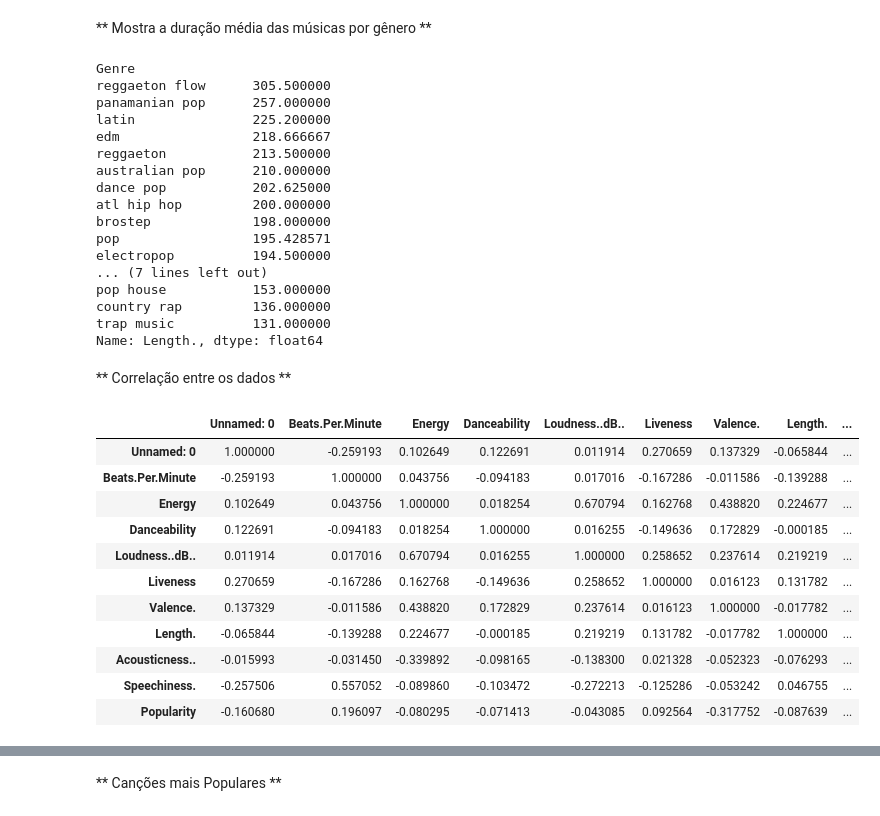
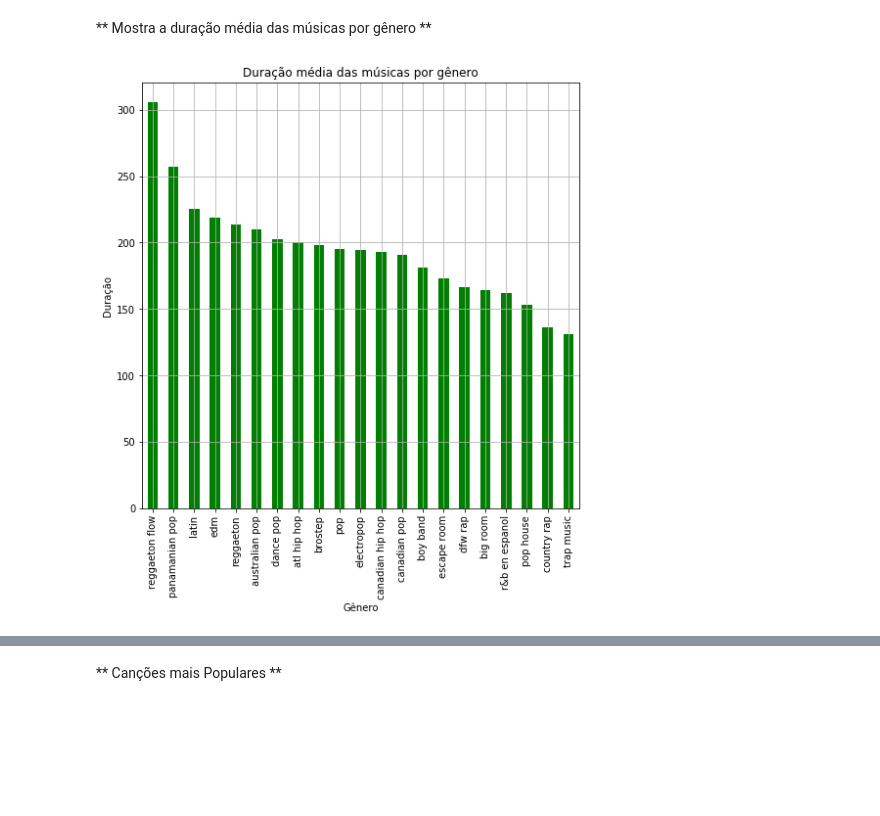
Before and after one commit to Rafaelcerq28/Top-50-Spotify-Songs-2019, a Jupyter notebook: Top 50 Spotify Songs - 2019.ipynb, the cells around one changed output, grey strips where cells are left out. Saved outputs shown, nothing was run; the diff lists cells and outputs as text; code cells hidden in the pictures; blank space fills up the shorter version.

```diff
--- a/Top 50 Spotify Songs - 2019.ipynb
+++ b/Top 50 Spotify Songs - 2019.ipynb
@@ -148,41 +205,14 @@ Name: Length., dtype: float64
 # %%
 #Agrupa as músicas pelo gênero, seleciona o tamanho e tira a média
 mediaGenero = sp.groupby('Genre')['Length.'].mean()
 #Imprime os resultado
-mediaGenero.sort_values(ascending=False)
+mediagen = mediaGenero.sort_values(ascending=False)
+
+#Grafico mostrando a duração média por genero
+mediagen.plot(kind='bar', figsize=(8,8), color='green',grid=True)
+plt.ylabel('Duração')
+plt.xlabel('Gênero')
+plt.title("Duração média das músicas por gênero")
+plt.show()
 # %% [output]
-Genre
-reggaeton flow      305.500000
-panamanian pop      257.000000
-latin               225.200000
-edm                 218.666667
-reggaeton           213.500000
-australian pop      210.000000
-dance pop           202.625000
-atl hip hop         200.000000
-brostep             198.000000
-pop                 195.428571
-electropop          194.500000
-... (7 lines left out)
-pop house           153.000000
-country rap         136.000000
-trap music          131.000000
-Name: Length., dtype: float64
+[figure, added]
-# %% [markdown]
-** Correlação entre os dados **
-# %%
-#Exibe uma correlação entre os dados
-sp.corr()
-# %% [output]
-|  | Unnamed: 0 | Beats.Per.Minute | Energy | Danceability | Loudness..dB.. | Liveness | Valence. | Length. | ... |
-| Unnamed: 0 | 1.000000 | -0.259193 | 0.102649 | 0.122691 | 0.011914 | 0.270659 | 0.137329 | -0.065844 | ... |
-| Beats.Per.Minute | -0.259193 | 1.000000 | 0.043756 | -0.094183 | 0.017016 | -0.167286 | -0.011586 | -0.139288 | ... |
-| Energy | 0.102649 | 0.043756 | 1.000000 | 0.018254 | 0.670794 | 0.162768 | 0.438820 | 0.224677 | ... |
-| Danceability | 0.122691 | -0.094183 | 0.018254 | 1.000000 | 0.016255 | -0.149636 | 0.172829 | -0.000185 | ... |
-| Loudness..dB.. | 0.011914 | 0.017016 | 0.670794 | 0.016255 | 1.000000 | 0.258652 | 0.237614 | 0.219219 | ... |
-| Liveness | 0.270659 | -0.167286 | 0.162768 | -0.149636 | 0.258652 | 1.000000 | 0.016123 | 0.131782 | ... |
-| Valence. | 0.137329 | -0.011586 | 0.438820 | 0.172829 | 0.237614 | 0.016123 | 1.000000 | -0.017782 | ... |
-| Length. | -0.065844 | -0.139288 | 0.224677 | -0.000185 | 0.219219 | 0.131782 | -0.017782 | 1.000000 | ... |
-| Acousticness.. | -0.015993 | -0.031450 | -0.339892 | -0.098165 | -0.138300 | 0.021328 | -0.052323 | -0.076293 | ... |
-| Speechiness. | -0.257506 | 0.557052 | -0.089860 | -0.103472 | -0.272213 | -0.125286 | -0.053242 | 0.046755 | ... |
-| Popularity | -0.160680 | 0.196097 | -0.080295 | -0.071413 | -0.043085 | 0.092564 | -0.317752 | -0.087639 | ... |
```
Also changed, not shown: parts of 19 cells of this notebook.
